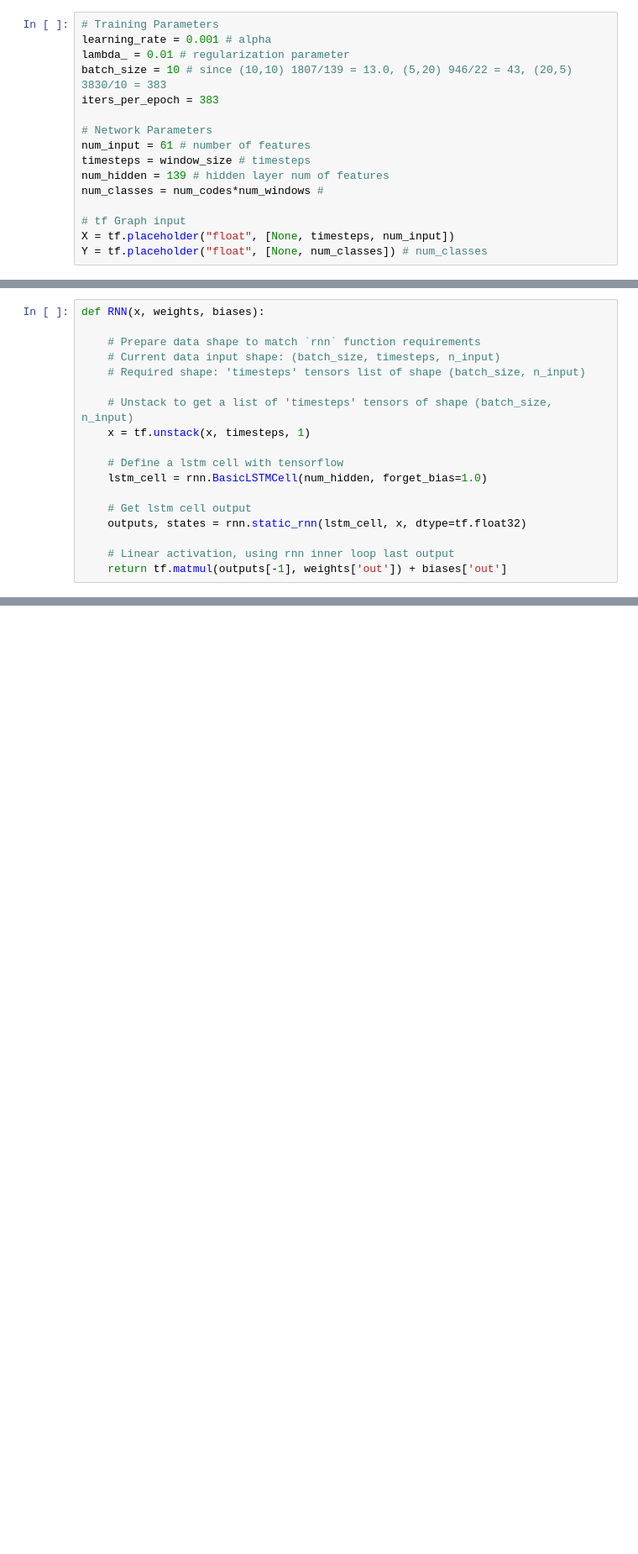
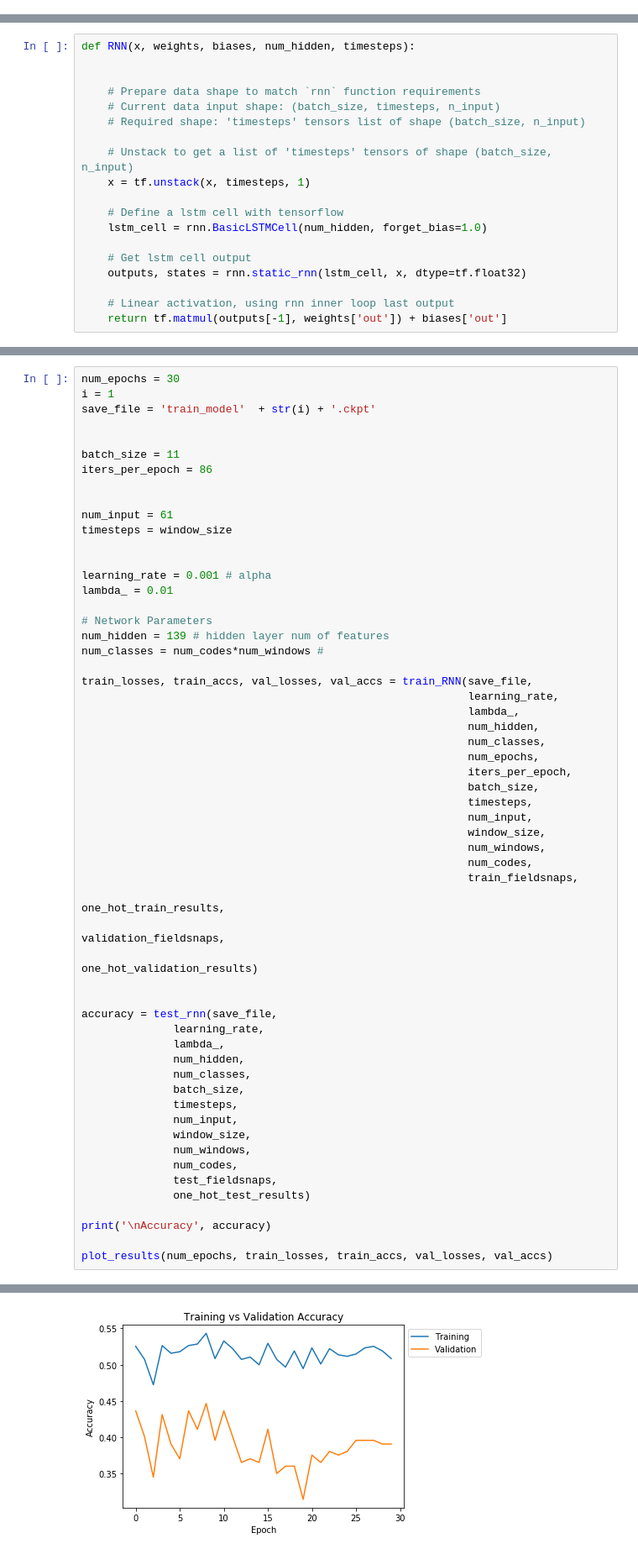
Before and after one commit to christydennison/paccar, a Jupyter notebook: starterRNN.ipynb, the cells around one changed output, grey strips where cells are left out. Shown at 84% size. Saved outputs shown, nothing was run; the diff lists cells and outputs as text; blank space fills up the shorter version.

```diff
--- a/starterRNN.ipynb
+++ b/starterRNN.ipynb
@@ -142,16 +117,0 @@ percent of non repairs in test set:  0.48853615520282184
-# %%
-# Training Parameters
-learning_rate = 0.001 # alpha
-lambda_ = 0.01 # regularization parameter
-batch_size = 10 # since (10,10) 1807/139 = 13.0, (5,20) 946/22 = 43, (20,5) 3830/10 = 383
-iters_per_epoch = 383
-
-# Network Parameters
-num_input = 61 # number of features
-timesteps = window_size # timesteps
-num_hidden = 139 # hidden layer num of features
-num_classes = num_codes*num_windows #
-
-# tf Graph input
-X = tf.placeholder("float", [None, timesteps, num_input])
-Y = tf.placeholder("float", [None, num_classes]) # num_classes
@@ -166,5 +118,6 @@ biases = {
 # %%
-def RNN(x, weights, biases):
+def RNN(x, weights, biases, num_hidden, timesteps):
+
 
     # Prepare data shape to match `rnn` function requirements
     # Current data input shape: (batch_size, timesteps, n_input)
@@ -318,0 +324,58 @@ Testing Accuracy: 0.486772
+# %%
+num_epochs = 30
+i = 1
+save_file = 'train_model'  + str(i) + '.ckpt'
+
+
+batch_size = 11
+iters_per_epoch = 86
+
+
+num_input = 61
+timesteps = window_size
+
+
+learning_rate = 0.001 # alpha
+lambda_ = 0.01
+
+# Network Parameters
+num_hidden = 139 # hidden layer num of features
+num_classes = num_codes*num_windows #
+
+train_losses, train_accs, val_losses, val_accs = train_RNN(save_file,
+                                                           learning_rate,
+                                                           lambda_,
+                                                           num_hidden,
+                                                           num_classes,
+                                                           num_epochs,
+                                                           iters_per_epoch,
+                                                           batch_size,
+                                                           timesteps,
+                                                           num_input,
+                                                           window_size,
+                                                           num_windows,
+                                                           num_codes,
+                                                           train_fieldsnaps,
+                                                           one_hot_train_results,
+                                                           validation_fieldsnaps,
+                                                           one_hot_validation_results)
+
+
+accuracy = test_rnn(save_file,
+              learning_rate,
+              lambda_,
+              num_hidden,
+              num_classes,
+              batch_size,
+              timesteps,
+              num_input,
+              window_size,
+              num_windows,
+              num_codes,
+              test_fieldsnaps,
+              one_hot_test_results)
+
+print('\nAccuracy', accuracy)
+
+plot_results(num_epochs, train_losses, train_accs, val_losses, val_accs)
+# %% [output]
@@ -318,0 +399 @@ Testing Accuracy: 0.486772
+[figure, added]
```
Also changed, not shown: parts of 12 cells of this notebook.
